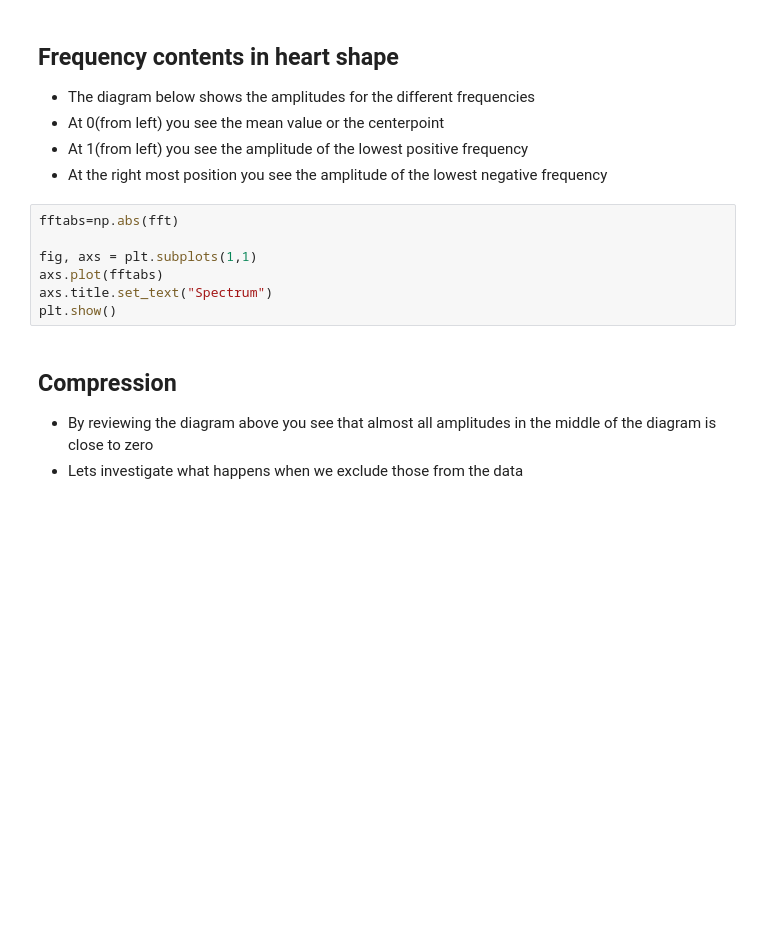
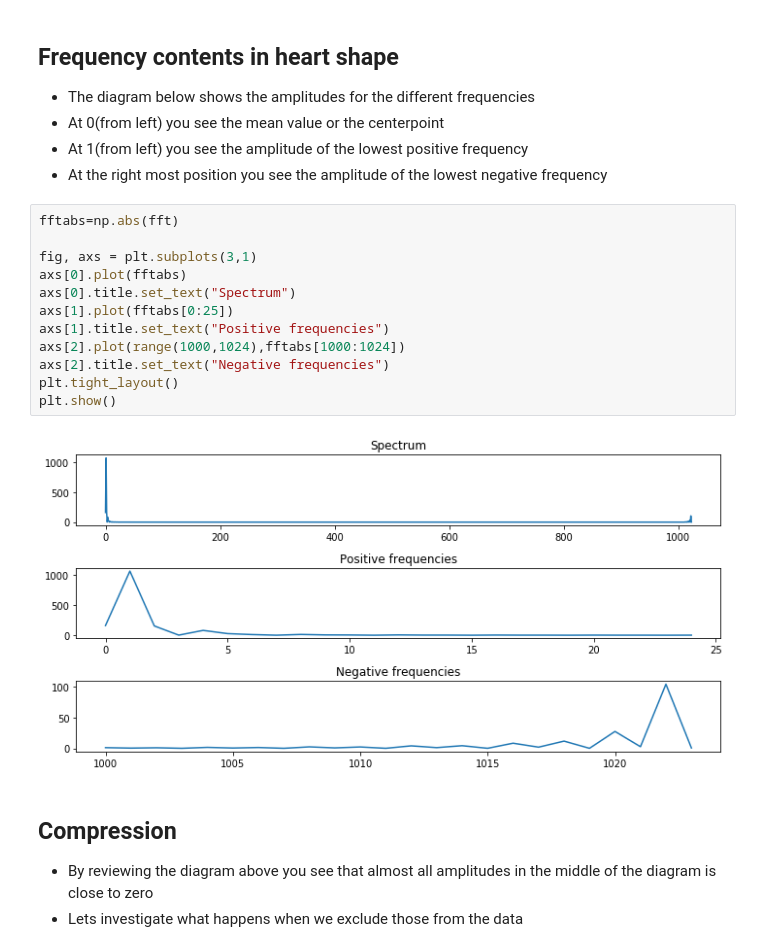
Before and after one commit to olaperswe/Gingerbread-Fourier-Series, a Jupyter notebook: Gingerbread.ipynb, the cells around one changed output. Saved outputs shown, nothing was run; the diff lists cells and outputs as text; blank space fills up the shorter version.

```diff
--- a/Gingerbread.ipynb
+++ b/Gingerbread.ipynb
@@ -157,10 +172,17 @@ plt.show()
 # %%
 fftabs=np.abs(fft)
 
-fig, axs = plt.subplots(1,1)
-axs.plot(fftabs)
-axs.title.set_text("Spectrum")
+fig, axs = plt.subplots(3,1)
+axs[0].plot(fftabs)
+axs[0].title.set_text("Spectrum")
+axs[1].plot(fftabs[0:25])
+axs[1].title.set_text("Positive frequencies")
+axs[2].plot(range(1000,1024),fftabs[1000:1024])
+axs[2].title.set_text("Negative frequencies")
+plt.tight_layout()
 plt.show()
+# %% [output]
+[figure, added]
 # %% [markdown]
 ## Compression
 * By reviewing the diagram above you see that almost all amplitudes in the middle of the diagram is close to zero
```
Also changed, not shown: parts of 11 cells of this notebook.
